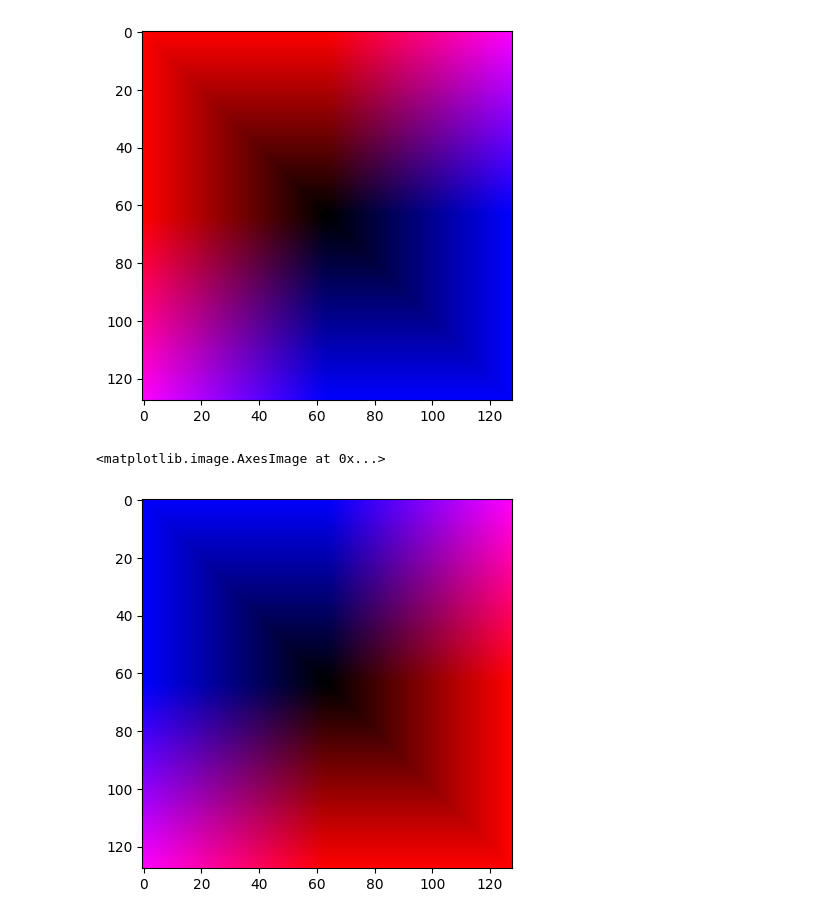
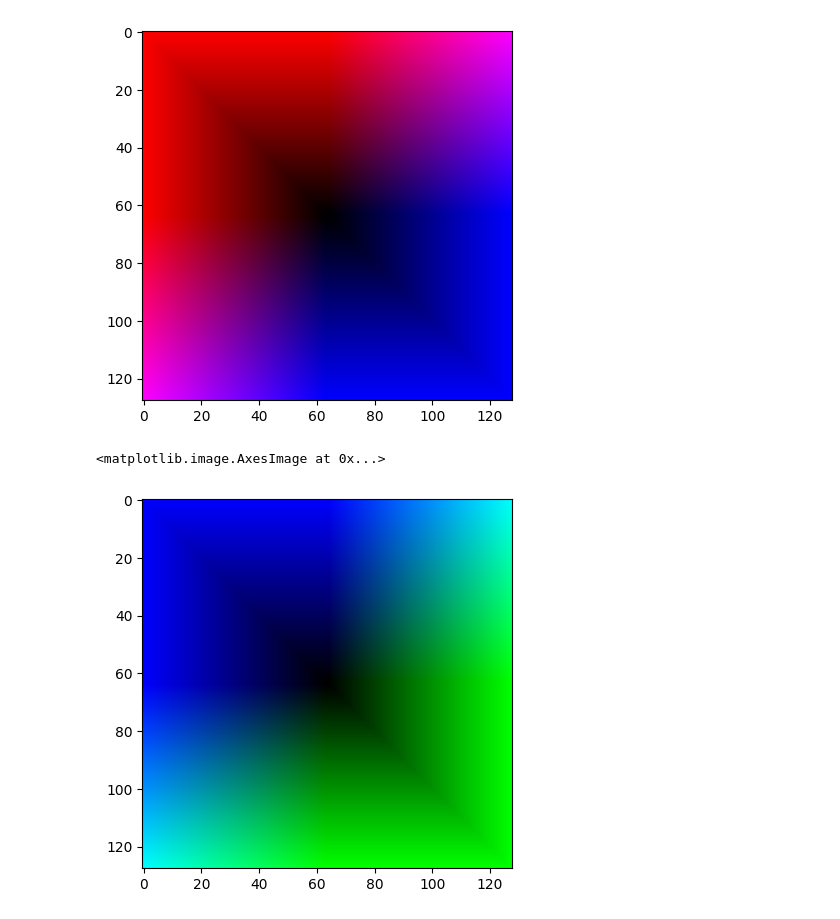
Before and after one commit to rir001/SEP_projects, a Jupyter notebook: images/image_calibrator.ipynb, the cells around one changed output. Drawn from its saved outputs; the diff is of its cells as text; code cells hidden in the pictures.

```diff
--- a/images/image_calibrator.ipynb
+++ b/images/image_calibrator.ipynb
@@ -50,16 +50,16 @@ plt.imshow(base)
 <matplotlib.image.AxesImage at 0x...>
 [figure]
 # %%
-base[:, :, 0] = grandient * 255
-base[:, :, 0] *= 1
-base[:, :, 1] = np.vstack((np.hstack((grandient[::2, ::2], grandient[::2, ::-2])), np.hstack((grandient[::-2, ::2], grandient[::-2, ::-2])))) * 255
-base[:, :, 1] *= 0
+base[:, :, 0] = np.vstack((np.hstack((grandient[::2, ::2], grandient[::2, ::-2])), np.hstack((grandient[::-2, ::2], grandient[::-2, ::-2])))) * 255
+base[:, :, 0] *= 0
+base[:, :, 1] = grandient * 255
+base[:, :, 1] *= 1
 base[:, :, 2] = grandient[::-1, ::-1] * 255
 base[:, :, 2] *= 1
 
 plt.imshow(base)
 # %% [output]
 <matplotlib.image.AxesImage at 0x...>
-[figure, old version]
+[figure, new version]
 # %%
 plt.imsave('gradient.png', base)
```
Also changed, not shown: 2 other files.
